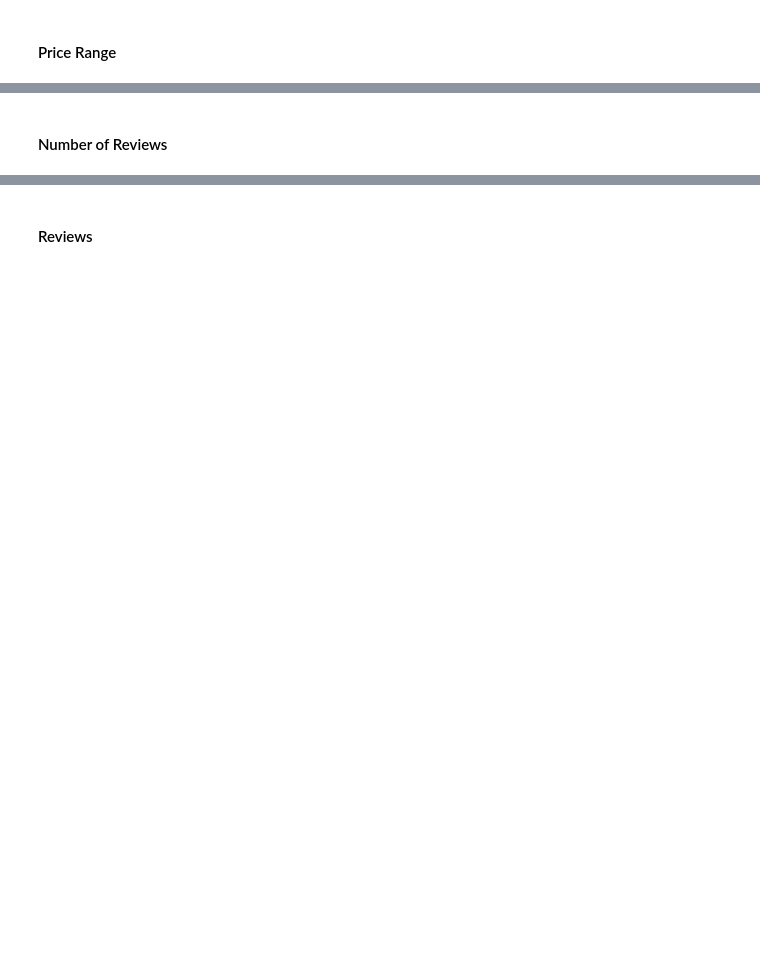
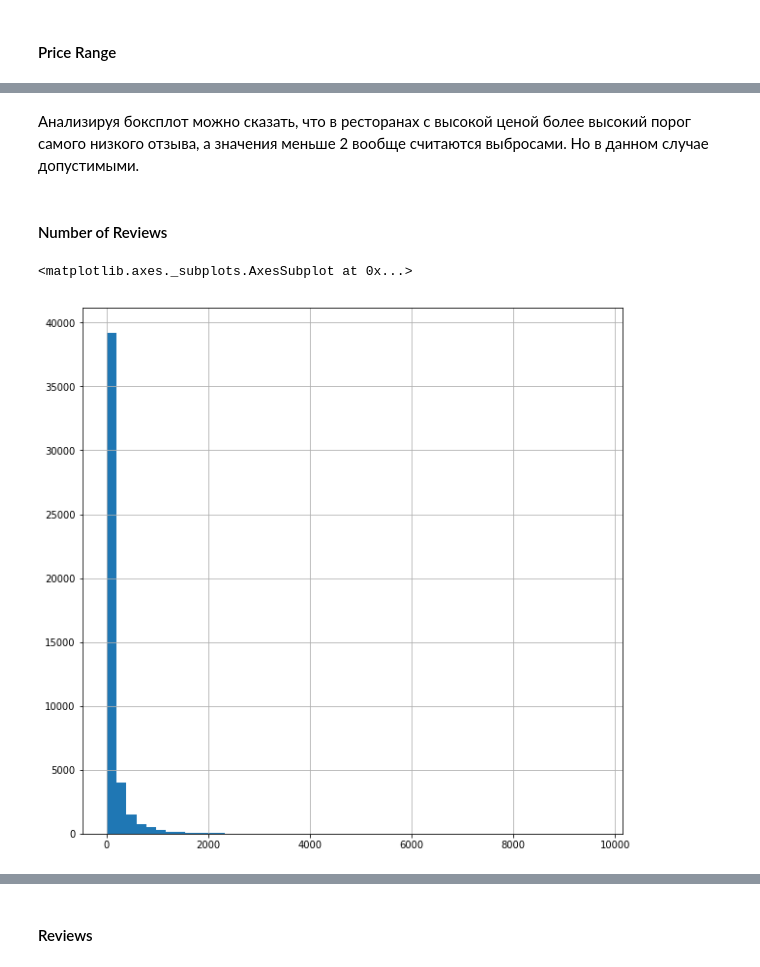
Before and after one commit to BasilPDS/CoursSF_L, a Jupyter notebook: module_3/module_3.ipynb, the cells around one changed output, grey strips where cells are left out. Cells and saved outputs as stored; diff of their text form; code cells hidden in the pictures; blank space fills up the shorter version.

```diff
--- a/module_3/module_3.ipynb
+++ b/module_3/module_3.ipynb
@@ -455,5 +692,3 @@ memory usage: 4.2+ MB
 None
-# %%
-data['cuisine_count'] = data['cuisine_style'].apply(lambda x: len(x))
 # %% [markdown]
 #### Price Range
@@ -475,6 +694,0 @@ Name: Price Range, dtype: int64
-# %%
-data['Price Range'] = data['Price Range'].fillna('$$ - $$$')
-price_dict = {'$': 1, '$$ - $$$': 2, '$$$$': 3}
-
-# выполним преобразование
-data['Price Range'].replace(price_dict, inplace=True)
@@ -483,2 +746,4 @@ data['Price Range'].describe()
+# %% [markdown]
+Анализируя боксплот можно сказать, что в ресторанах с высокой ценой более высокий порог самого низкого отзыва, а значения меньше 2 вообще считаются выбросами. Но в данном случае допустимыми.
 # %% [markdown]
 ####  Number of Reviews
@@ -487,3 +749,0 @@ data['Number of Reviews'].isna().value_counts() # есть пропуски - п
-# %%
-median = data['Number of Reviews'].median()
-data['Number of Reviews'] = data['Number of Reviews'].apply (lambda x: median if pd.isnull(x) else x)
@@ -491,0 +750,6 @@ data['Number of Reviews'].isna().value_counts()
+# %%
+# Распределение признака
+display(data['Number of Reviews'].hist(bins=50))
+# %% [output]
+<matplotlib.axes._subplots.AxesSubplot at 0x...>
+[figure, added]
```
Also changed, not shown: parts of 60 cells of this notebook.
